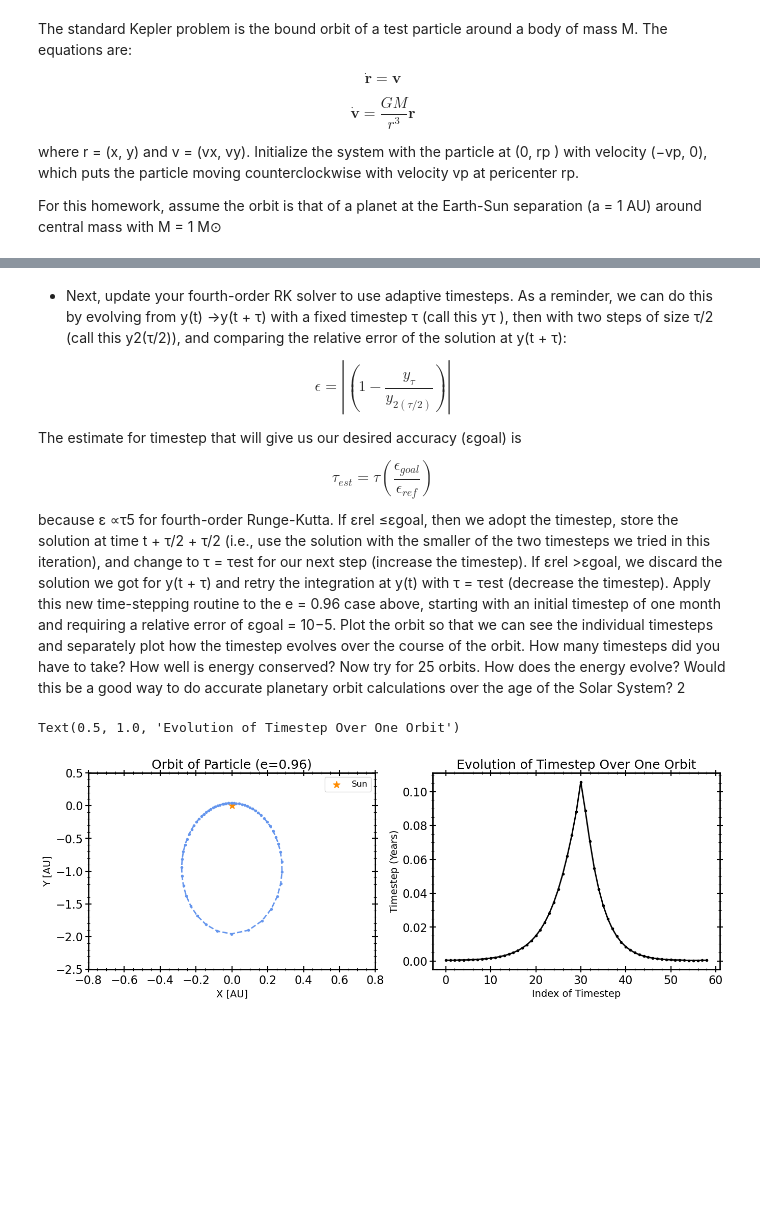
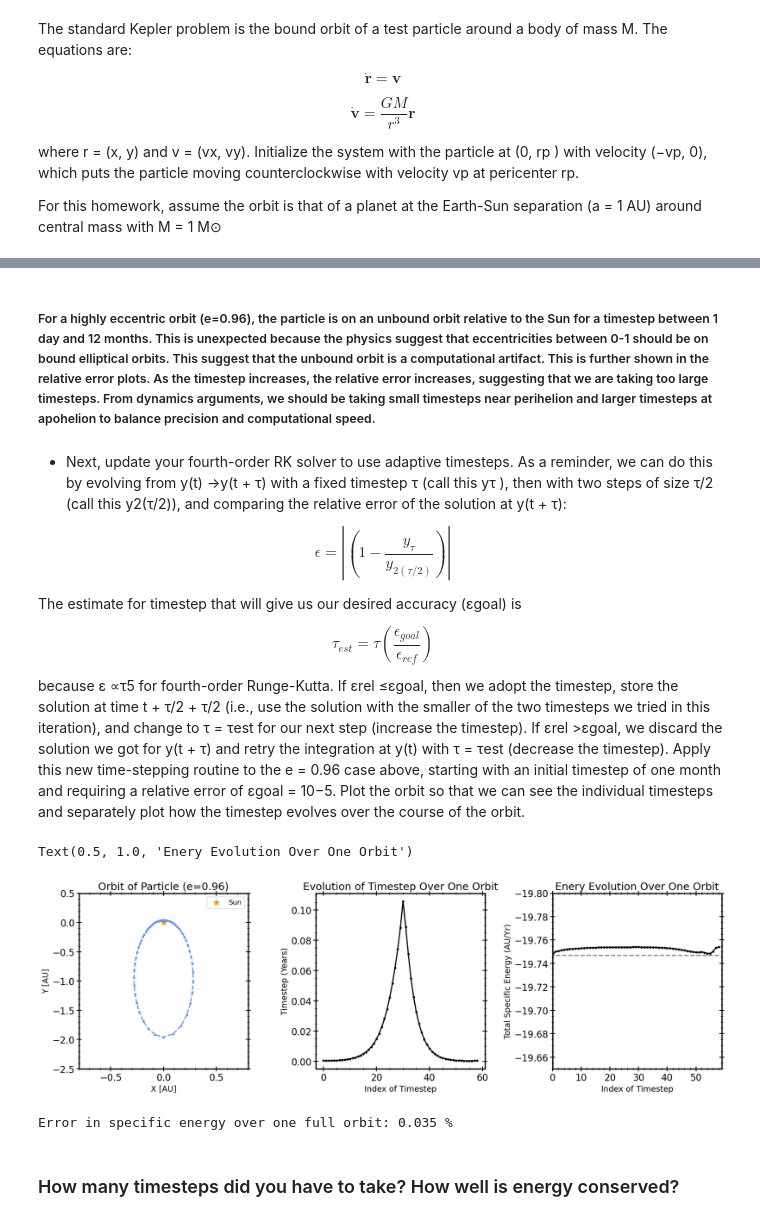
Before and after one commit to carlosajurado/AST384C-Computational-Astrophysics, a Jupyter notebook: HW2.ipynb, the cells around one changed output, grey strips where cells are left out. Cells and saved outputs as stored; diff of their text form; code cells hidden in the pictures; blank space fills up the shorter version.

```diff
--- a/HW2.ipynb
+++ b/HW2.ipynb
@@ -99,6 +97,7 @@ class KeplerOrbit:
         self.GM = GM
         self.state_history = [self.state]
         self.time_array = []
+        self.energy = []
 
 
     def specific_energy(self):
@@ -234,6 +233,7 @@ class KeplerOrbit:
                 self.state = state_2half #save new state
                 self.state_history.append(self.state.copy()) #Append current state to state history
                 self.time_array.append(dt)
+                self.energy.append(self.specific_energy())
                 dt = dt_est #Set timestep to the estimated timestep
 
             else: #reject current timestep
@@ -460,3 +465,5 @@ Text(0.5, 1.0, 'Error in Final Energy After A Full Orbit (e=0.96)')
+# %% [markdown]
+##### For a highly eccentric orbit (e=0.96), the particle is on an unbound orbit relative to the Sun for a timestep between 1 day and 12 months. This is unexpected because the physics suggest that eccentricities between 0-1 should be on bound elliptical orbits. This suggest that the unbound orbit is a computational artifact. This is further shown in the relative error plots. As the timestep increases, the relative error increases, suggesting that we are taking too large timesteps. From dynamics arguments, we should be taking small timesteps near perihelion and larger timesteps at apohelion to balance precision and computational speed.
 # %% [markdown]
 - Next, update your fourth-order RK solver to use adaptive timesteps. As a reminder, we
 can do this by evolving from y(t) →y(t + τ) with a fixed timestep τ (call this yτ ), then with
@@ -481,10 +488,7 @@ integration at y(t) with τ = τest (decrease the timestep).
 Apply this new time-stepping routine to the e = 0.96 case above, starting with an initial
 timestep of one month and requiring a relative error of εgoal = 10−5. Plot the orbit so that
 we can see the individual timesteps and separately plot how the timestep evolves over the
-course of the orbit. How many timesteps did you have to take? How well is energy
-conserved? Now try for 25 orbits. How does the energy evolve? Would this be a good way
-to do accurate planetary orbit calculations over the age of the Solar System?
-2
+course of the orbit.
 # %%
 ### Adaptive Timestep Code is written in the KeplerOrbit Class
 
@@ -496,23 +500,40 @@ orbit_histories_adaptive = orbit_adaptive.xyvxvy_history()
 # %%
-fig, axs = plt.subplots(1, 2, figsize=(16, 5))
-plt.subplots_adjust(wspace=0.2, hspace=0.1)
+fig, axs = plt.subplots(1, 3, figsize=(20, 5.5))
+plt.subplots_adjust(wspace=0.4, hspace=0.3)
+
 
 
 axs[0].plot(orbit_histories_adaptive[0], orbit_histories_adaptive[1], color='cornflowerblue', marker='.', linestyle = '--')
 axs[0].scatter(0, 0, marker = '*', color = 'darkorange', s=100, label='Sun')
 
 axs[0].set_xlabel('X [AU]')
 axs[0].set_xlim(-0.8, 0.8)
 axs[0].set_ylabel('Y [AU]')
 axs[0].set_ylim(-2.5, 0.5)
 axs[0].legend(ncol=1, loc='upper right')
 axs[0].set_title("Orbit of Particle (e=0.96)")
 
 
 axs[1].plot(orbit_adaptive.time_array, color = 'black', marker='.')
 axs[1].set_xlabel('Index of Timestep')
 axs[1].set_ylabel('Timestep (Years)')
 axs[1].set_title('Evolution of Timestep Over One Orbit')
+
+
+
+axs[2].plot(orbit_adaptive.energy, color = 'black', marker='.')
+axs[2].hlines(orbit_adaptive.energy[0], -1, 70, color = 'grey', linestyle = '--')
+axs[2].set_xlabel('Index of Timestep')
+axs[2].set_ylabel('Total Specific Energy (AU/Yr)')
+axs[2].set_xlim(0,59)
+axs[2].set_ylim(-19.65,-19.8)
+axs[2].set_title('Enery Evolution Over One Orbit')
 # %% [output]
-Text(0.5, 1.0, 'Evolution of Timestep Over One Orbit')
+Text(0.5, 1.0, 'Enery Evolution Over One Orbit')
-[figure, old version]
+[figure, new version]
+# %%
+print(f'Error in specific energy over one full orbit:', np.round((orbit_adaptive.energy[-1]/orbit_adaptive.energy[0] - 1)*100, 4),'%')
+# %% [output]
+Error in specific energy over one full orbit: 0.035 %
+# %% [markdown]
+### How many timesteps did you have to take? How well is energy conserved?
```
Also changed, not shown: parts of 12 cells of this notebook.
